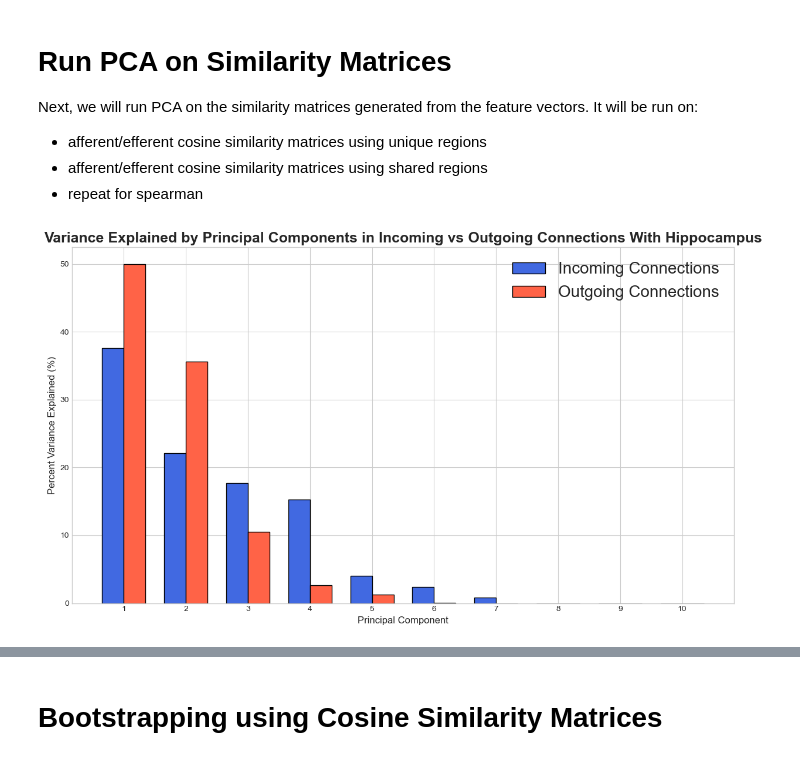
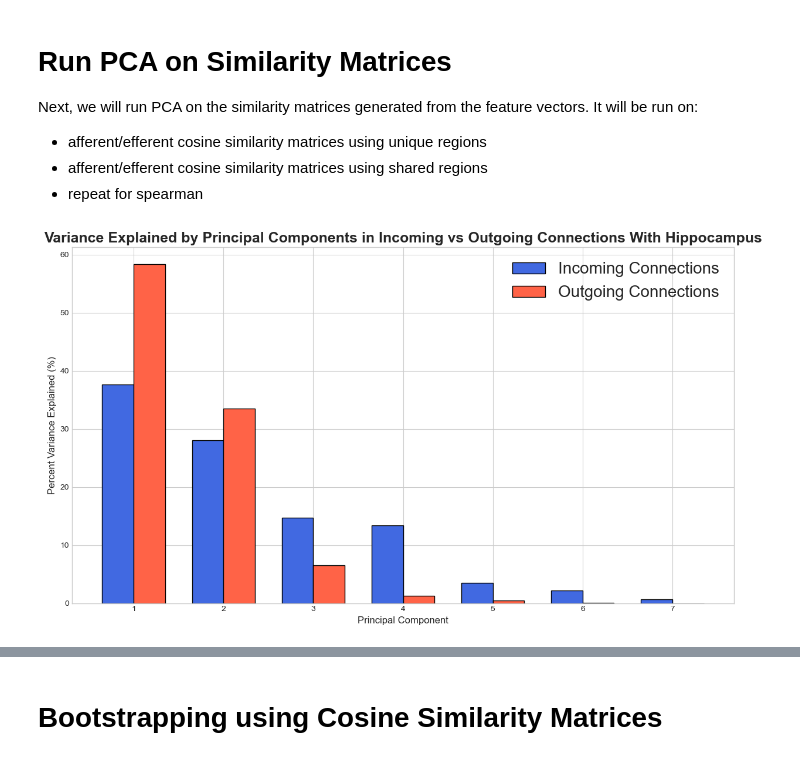
Before and after one commit to chris-weinberger/br2f_connectome, a Jupyter notebook: scripts/PCA_hippocampal.ipynb, the cells around one changed output, grey strips where cells are left out. Saved outputs shown, nothing was run; the diff lists cells and outputs as text; code cells hidden in the pictures.

```diff
--- a/scripts/PCA_hippocampal.ipynb
+++ b/scripts/PCA_hippocampal.ipynb
@@ -430,8 +252,10 @@ spearman_df_to_shared = (df_avg_to_shared.corr(method='spearman').dropna(axis=0,
 # %%
 from helpers import plot_incoming_outgoing_PCA
 
-plt_cosine_unique = plot_incoming_outgoing_PCA(incoming_distance = cosine_df_to, outgoing_distance = cosine_df_from, n_components=10)
+plt_cosine_unique = plot_incoming_outgoing_PCA(incoming_distance = cosine_df_to,
+                                               outgoing_distance = cosine_df_from,
+                                               n_components=7)
 plt_cosine_unique.savefig('../output/incoming_outgoing_PCA_cosine_distance_unique_regions.png')
 # %% [output]
-[figure, old version]
+[figure, new version]
 # %%
```
Also changed, not shown: parts of 19 cells of this notebook, 5 other files.
